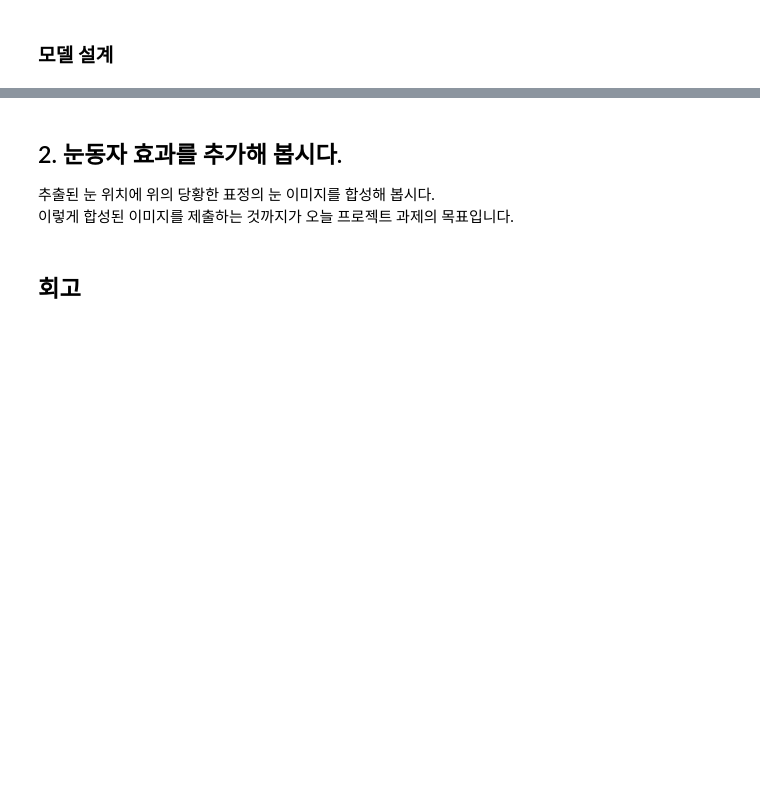
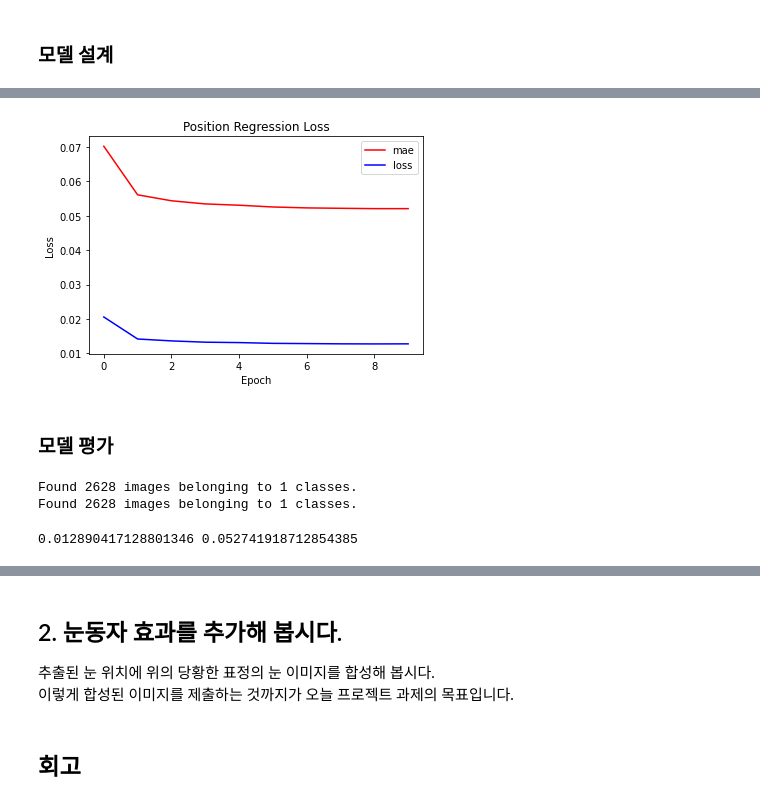
Before and after one commit to stereo-weld/explorations, a Jupyter notebook: CV16_Project_Camera_App_for_Key_Point_Detection_Using_Mean_Shift.ipynb, the cells around one changed output, grey strips where cells are left out. Cells and saved outputs as stored; diff of their text form; code cells hidden in the pictures; blank space fills up the shorter version.

```diff
--- a/CV16_Project_Camera_App_for_Key_Point_Detection_Using_Mean_Shift.ipynb
+++ b/CV16_Project_Camera_App_for_Key_Point_Detection_Using_Mean_Shift.ipynb
@@ -39,0 +264,29 @@
+# %%
+# 모델 학습 설정
+model.compile(
+  optimizer=tf.keras.optimizers.Adam(),
+  loss='mse',
+  metrics=['mae']
+  )
+# %%
+# 학습률(learning rate)을 조절하는 함수
+def lr_step_decay(epoch):
+    init_lr = 0.0005       # self.flag.initial_learning_rate
+    lr_decay = 0.5         # self.flag.learning_rate_decay_factor
+    epoch_per_decay = 2    # self.flag.epoch_per_decay
+    lrate = init_lr * math.pow(lr_decay, math.floor((1+epoch)/epoch_per_decay))
+    return lrate
+# %%
+# 학습을 진행합니다.
+steps_per_epoch = image_data.samples//image_data.batch_size
+print (image_data.samples, image_data.batch_size, steps_per_epoch)
+# 23712 32 741 -> 데이터를 batch_size(32) 의 배수로 맞춰 준비해 주세요.
+
+assert(image_data.samples % image_data.batch_size == 0)  # 데이터가 32의 배수가 되지 않으면 model.fit()에서 에러가 발생합니다.
+
+learning_rate = LearningRateScheduler(lr_step_decay)
+
+history = model.fit(user_train_generator, epochs=10,
+                    steps_per_epoch=steps_per_epoch,
+                    callbacks = [learning_rate]
+                    )
@@ -39,0 +315,39 @@
+# %%
+# 훈련 과정 loss 시각화
+import matplotlib.pyplot as plt
+
+plt.plot(history.history['mae'], 'r')
+plt.plot(history.history['loss'], 'b')
+plt.title('Position Regression Loss')
+plt.ylabel('Loss')
+plt.xlabel('Epoch')
+plt.legend(['mae', 'loss'], loc='upper right')
+plt.show()
+# %% [output]
+[figure, added]
+# %% [markdown]
+### 모델 평가
+# %%
+IMAGE_SHAPE = (80, 120)
+
+home_dir = os.getenv('HOME')+'/lfw'
+
+val_data_root = home_dir + '/data/val/input'
+val_label_root = home_dir + '/data/val/label'
+
+image_generator_val = tf.keras.preprocessing.image.ImageDataGenerator()
+label_generator_val = tf.keras.preprocessing.image.ImageDataGenerator()
+
+# 검증(validation)용 데이터는 섞어줄(shuffle) 필요가 없기 때문에 shuffle=False 옵션을 추가했습니다.
+image_data_val = image_generator.flow_from_directory(str(val_data_root), class_mode=None, target_size=IMAGE_SHAPE, shuffle=False)
+label_data_val = label_generator.flow_from_directory(str(val_label_root), class_mode=None, target_size=IMAGE_SHAPE, shuffle=False)
+# %% [output]
+Found 2628 images belonging to 1 classes.
+Found 2628 images belonging to 1 classes.
+# %%
+# 제너레이터를 만들고 evaluate_generator() 로 평가를 수행합니다.
+user_val_generator = user_generation(image_data_val, label_data_val)
+mse, mae = model.evaluate_generator(user_val_generator, image_data_val.n // 32)
+print(mse, mae)
+# %% [output]
+0.012890417128801346 0.052741918712854385
```
Also changed, not shown: parts of 26 cells of this notebook.
